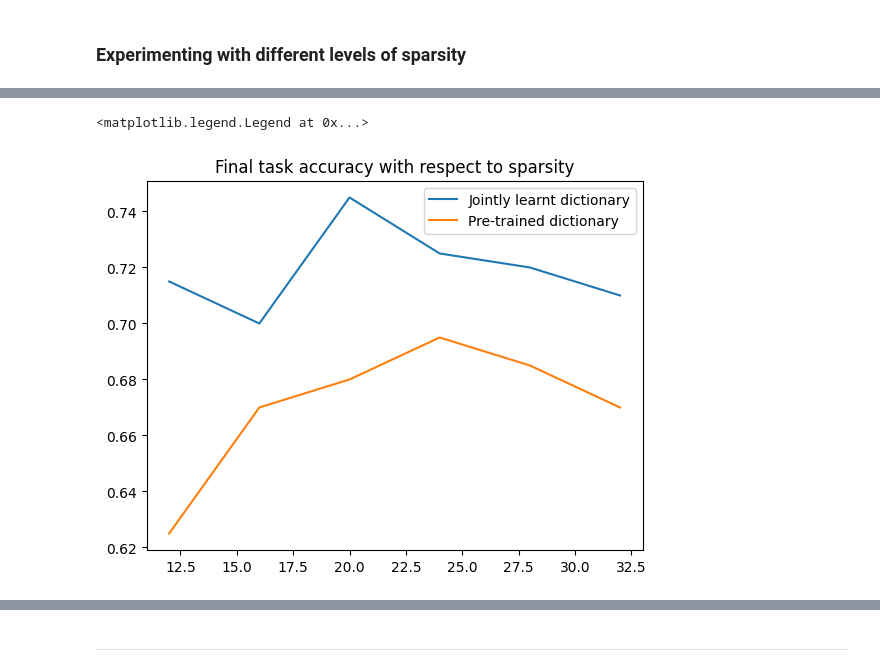
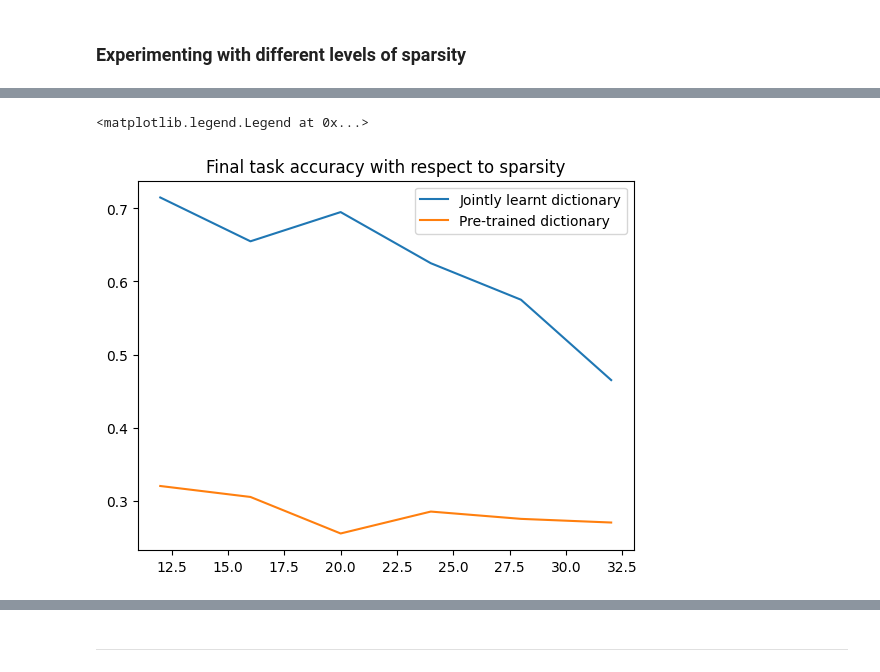
Before and after one commit to LeoDiNino97/TaskDrivenDictionaryLearning, a Jupyter notebook: classification_primer_synthetic.ipynb, the cells around one changed output, grey strips where cells are left out. Saved outputs shown, nothing was run; the diff lists cells and outputs as text; code cells hidden in the pictures.

```diff
--- a/classification_primer_synthetic.ipynb
+++ b/classification_primer_synthetic.ipynb
@@ -337,3 +314,0 @@ model1.trainLoop(train_set, test_set)
-# %%
-model2 = TDDL(m_, n_, 20, train_set, dicup = False, burn_in=100, T = 100, LR = 5e-3)
-model2.trainLoop(train_set, test_set)
@@ -417,0 +415,16 @@ pre_accs = [models_pre[k].eval_acc[len(models_pre[k].eval_acc)-1] for k in Ks]
+# %%
+with open('random_joint_models.pkl', 'rb') as file:
+    random_models_joint = pickle.load(file)
+
+with open('random_pre_models.pkl', 'rb') as file:
+    random_models_pre = pickle.load(file)
+# %%
+fig, axs = plt.subplots(2, 3, figsize = (16,9))
+fig.suptitle('Training loss for different sparsity levels')
+for i, k in enumerate(Ks):
+    axs[i // 3, i % 3].plot(random_models_joint[k].train_losses, label = 'Jointly learnt dictionary')
+    axs[i // 3, i % 3].plot(random_models_pre[k].train_losses, label = 'Pre-trained dictionary')
+    axs[i // 3, i % 3].set_title(f'$K_0$ = {k}')
+
+handles, labels = axs[0, 0].get_legend_handles_labels()
+fig.legend(handles, labels)
@@ -417,0 +434,10 @@ pre_accs = [models_pre[k].eval_acc[len(models_pre[k].eval_acc)-1] for k in Ks]
+# %%
+fig, axs = plt.subplots(2, 3, figsize = (16,9))
+fig.suptitle('Task accuracy for different sparsity levels')
+for i, k in enumerate(Ks):
+    axs[i // 3, i % 3].plot(random_models_joint[k].eval_acc, label = 'Jointly learnt dictionary')
+    axs[i // 3, i % 3].plot(random_models_pre[k].eval_acc, label = 'Pre-trained dictionary')
+    axs[i // 3, i % 3].set_title(f'$K_0$ = {k}')
+
+handles, labels = axs[0, 0].get_legend_handles_labels()
+fig.legend(handles, labels)
@@ -418,9 +447,12 @@ pre_accs = [models_pre[k].eval_acc[len(models_pre[k].eval_acc)-1] for k in Ks]
 # %%
-plt.plot(Ks, joint_accs, label = 'Jointly learnt dictionary')
-plt.plot(Ks, pre_accs, label = 'Pre-trained dictionary')
+random_joint_accs = [random_models_joint[k].eval_acc[len(models_joint[k].eval_acc)-1] for k in Ks]
+random_pre_accs = [random_models_pre[k].eval_acc[len(models_pre[k].eval_acc)-1] for k in Ks]
+
+plt.plot(Ks, random_joint_accs, label = 'Jointly learnt dictionary')
+plt.plot(Ks, random_pre_accs, label = 'Pre-trained dictionary')
 plt.title('Final task accuracy with respect to sparsity')
 plt.legend()
 # %% [output]
 <matplotlib.legend.Legend at 0x...>
-[figure, old version]
+[figure, new version]
 # %%
```
Also changed, not shown: parts of 17 cells of this notebook, 5 other files.
